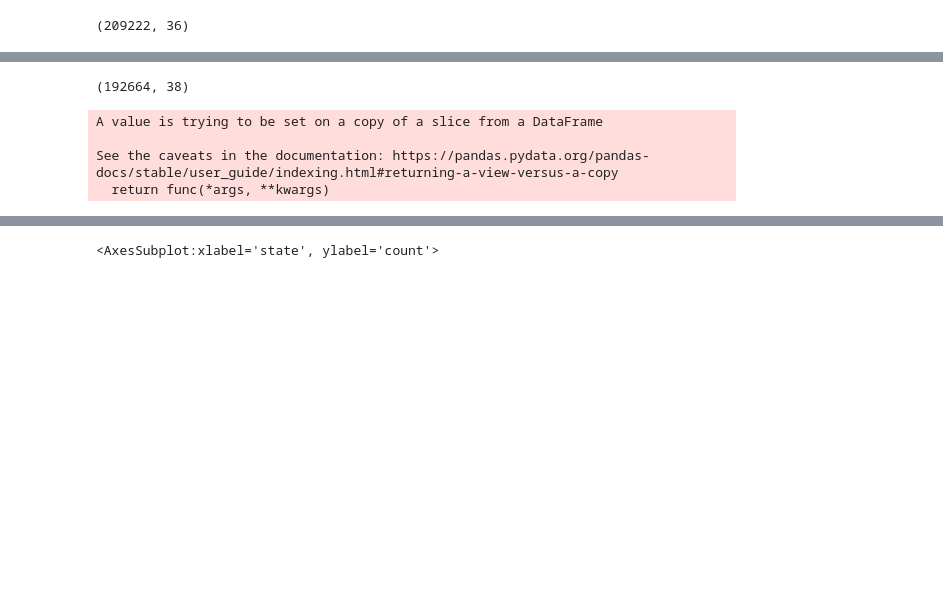
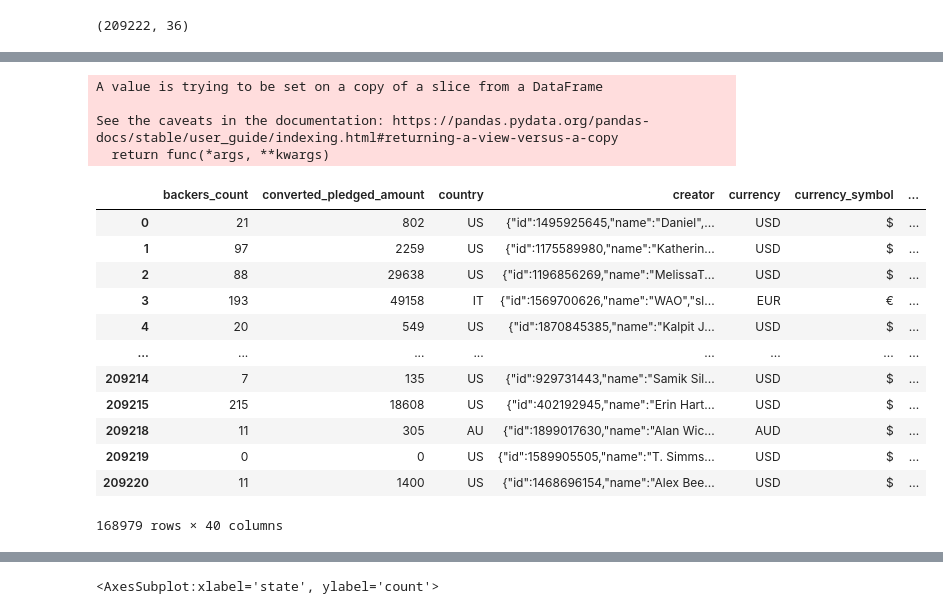
Before and after one commit to joshuadbeil/kickstarter_challenge, a Jupyter notebook: 03-cleaning.ipynb, the cells around one changed output, grey strips where cells are left out. Drawn from its saved outputs; the diff is of its cells as text; code cells hidden in the pictures; blank space fills up the shorter version.

```diff
--- a/03-cleaning.ipynb
+++ b/03-cleaning.ipynb
@@ -83,10 +94,6 @@ data.shape
 # drop everything that isn't successful or failed
 data = data.query('state == "successful" | state == "failed" ')
 data.state = data.state.apply(lambda x: 0 if 'failed' in x else 1)
-
-data.shape
-# %% [output]
-(192664, 38)
 # %%
 def drop_duplicates(dataframe):
     # Identify the duplicated rows based on the "id" column
@@ -107,6 +114,22 @@ A value is trying to be set on a copy of a slice from a DataFrame
 
 See the caveats in the documentation: https://pandas.pydata.org/pandas-docs/stable/user_guide/indexing.html#returning-a-view-versus-a-copy
   return func(*args, **kwargs)
+# %%
+data
+# %% [output]
+|  | backers_count | converted_pledged_amount | country | creator | currency | currency_symbol | ... |
+| 0 | 21 | 802 | US | {"id":1495925645,"name":"Daniel",... | USD | $ | ... |
+| 1 | 97 | 2259 | US | {"id":1175589980,"name":"Katherin... | USD | $ | ... |
+| 2 | 88 | 29638 | US | {"id":1196856269,"name":"MelissaT... | USD | $ | ... |
+| 3 | 193 | 49158 | IT | {"id":1569700626,"name":"WAO","sl... | EUR | € | ... |
+| 4 | 20 | 549 | US | {"id":1870845385,"name":"Kalpit J... | USD | $ | ... |
+| ... | ... | ... | ... | ... | ... | ... | ... |
+| 209214 | 7 | 135 | US | {"id":929731443,"name":"Samik Sil... | USD | $ | ... |
+| 209215 | 215 | 18608 | US | {"id":402192945,"name":"Erin Hart... | USD | $ | ... |
+| 209218 | 11 | 305 | AU | {"id":1899017630,"name":"Alan Wic... | AUD | $ | ... |
+| 209219 | 0 | 0 | US | {"id":1589905505,"name":"T. Simms... | USD | $ | ... |
+| 209220 | 11 | 1400 | US | {"id":1468696154,"name":"Alex Bee... | USD | $ | ... |
+168979 rows × 40 columns
 # %%
 drop_these = [
     'converted_pledged_amount',
```
Also changed, not shown: parts of 6 cells of this notebook, 3 other files.
